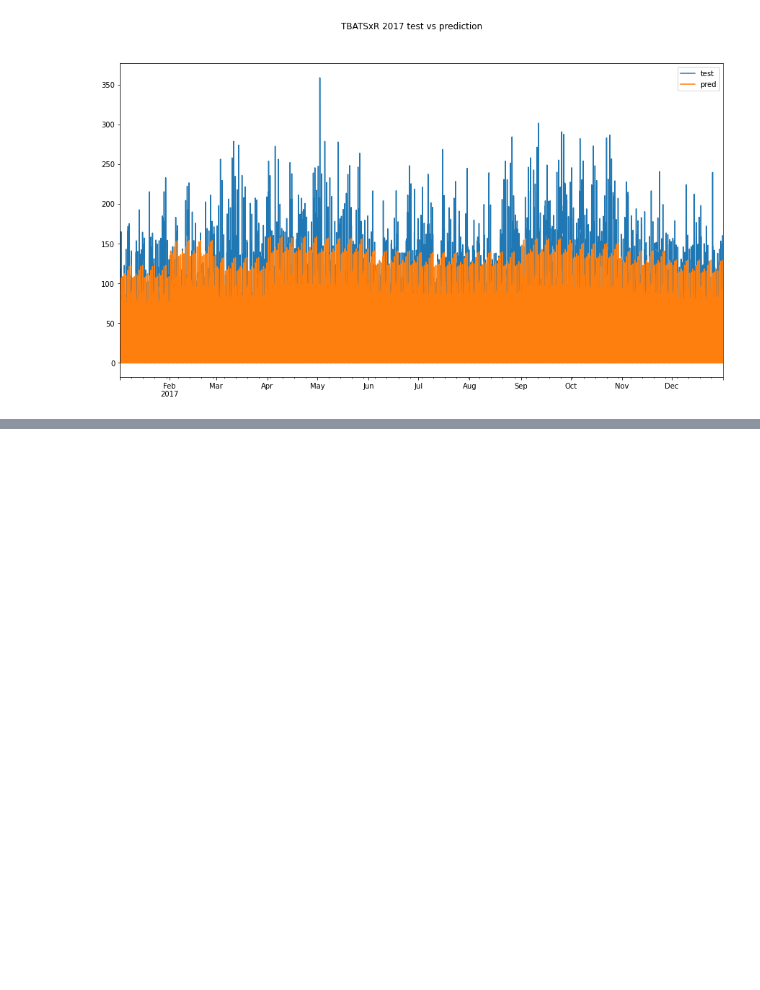
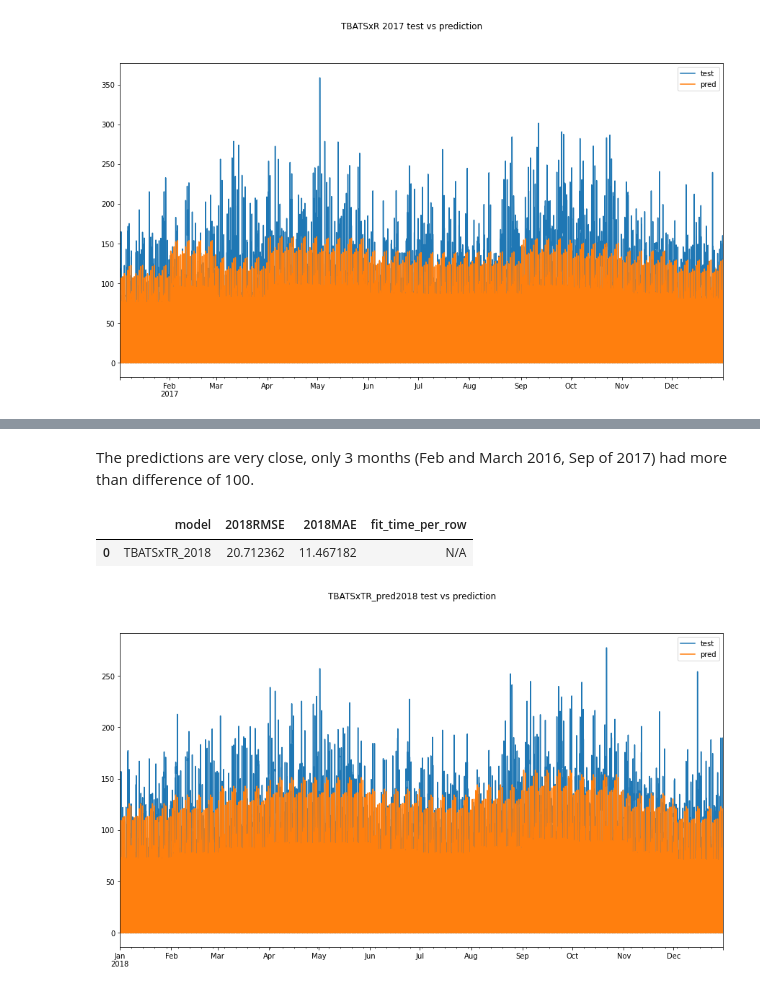
Before and after one commit to tc18fwd/SpringBoard, a Jupyter notebook: Capstone Two/Capstone 2 Finalized Codes.ipynb, the cells around one changed output, grey strips where cells are left out. Drawn from its saved outputs; the diff is of its cells as text; code cells hidden in the pictures; blank space fills up the shorter version.

```diff
--- a/Capstone Two/Capstone 2 Finalized Codes.ipynb
+++ b/Capstone Two/Capstone 2 Finalized Codes.ipynb
@@ -437,0 +561,14 @@ plt.show()
+# %%
+# get the prediction for 2018's daily sales by month using TBATS
+# auto_arima needs at least 2 years of data, so it wasn't used
+#
+TBATS_dailyavg2018 = TBATS(seasonal_periods=[12]).fit(np.array(daily_mean)).forecast(steps=12)
+
+# get the ratio by using the mean of the predicitons as base
+TBATS_ratio2018 = [round(TBATS_dailyavg2018[i]/np.array(TBATS_dailyavg2018).mean(), 2) for i in range(12)]
+# %%
+# check the predicted average vs 2016 by computing their differences
+for i in range(12):
+    print('Year of 2016 Month of {}:'.format(i+1), round(TBATS_dailyavg2018[i] - daily_mean[i], 2))
+print("2016's average daily sales: {}".format(round(np.array(daily_mean[:12]).mean(), 2)))
+print("Pred 2018's average daily sales: {}".format(round(TBATS_dailyavg2018.mean(), 2)))
@@ -437,0 +590,6 @@ plt.show()
+# %%
+# check the predicted average vs 2017 by computing their differences
+for i in range(12):
+    print('Year of 2017 Month of {}:'.format(i+1), round(TBATS_dailyavg2018[i] - daily_mean[i+12], 2))
+print("2017's average daily sales: {}".format(round(np.array(daily_mean[12:]).mean(), 2)))
+print("Pred 2018's average daily sales: {}".format(round(TBATS_dailyavg2018.mean(), 2)))
@@ -437,0 +611,34 @@ plt.show()
+# %% [markdown]
+The predictions are very close, only 3 months (Feb and March 2016, Sep of 2017) had more than difference of 100.
+# %%
+# multiply the ratios
+TBATSxTR_dict={}
+for i in range(1,13): #iterate and add the key/values for 2017
+    TBATSxTR_dict[i] = TBATS2S_pred2018.loc[TBATS2S_pred2018.index.month==i] * TBATS_ratio2018[i-1]
+# make the dictionary into a dataframe
+TBATSxTR_pred2018 = pd.concat([pd.DataFrame.from_dict(TBATSxTR_dict[i]) for i in range(1, 13)])
+# save as csv file
+TBATSxTR_pred2018.to_csv('C:\\Users\\tc18f\\Desktop\\springboard\\Capstone Two\\data\\processed\\TBATSxTR_pred2018.csv',
+                index=True)
+# %%
+# calculate the metric scores
+TBATSxTR_score2018 = pd.DataFrame({
+    'model':'TBATSxTR_2018',
+    '2018RMSE':mean_squared_error(test,TBATSxTR_pred2018.pred, squared=False),
+    '2018MAE':mean_absolute_error(test,TBATSxTR_pred2018.pred),
+    'fit_time_per_row': 'N/A',
+}, index=[0])
+TBATSxTR_score2018.to_csv('C:\\Users\\tc18f\\Desktop\\springboard\\Capstone Two\\data\\processed\\TBATSxTR_score2018.csv',
+                index=False)
+TBATSxTR_score2018
+# %% [output]
+|  | model | 2018RMSE | 2018MAE | fit_time_per_row |
+| 0 | TBATSxTR_2018 | 20.712362 | 11.467182 | N/A |
+# %%
+# visual for the TBATSxTR_score2018 test vs prediciton
+pd.DataFrame({'test':test, 'pred':TBATSxTR_pred2018.pred}).plot(figsize=(15,8))
+plt.suptitle('TBATSxTR_pred2018 test vs prediction')
+plt.legend(["test", "pred"])
+plt.savefig('C:\\Users\\tc18f\\Desktop\\springboard\\Capstone Two\\figures\\TBATSxTR_pred2018 test vs prediction.png')
+# %% [output]
+[figure, added]
```
Also changed, not shown: parts of 20 cells of this notebook, 16 other files.
